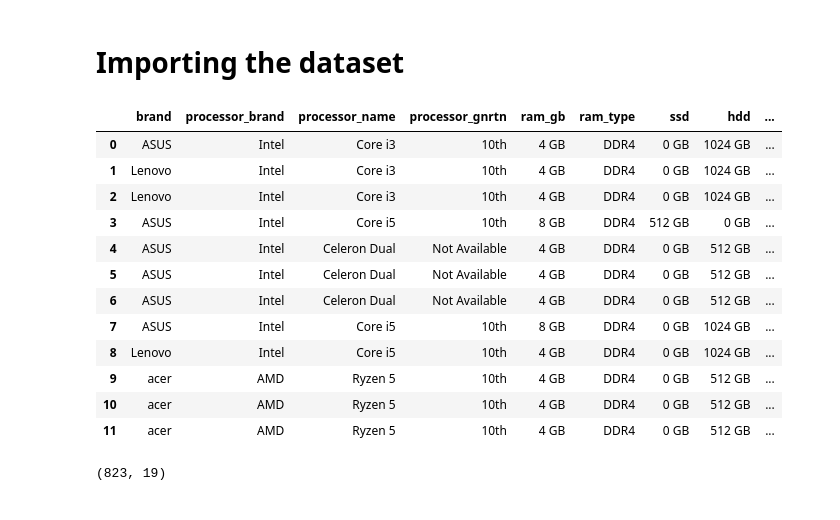
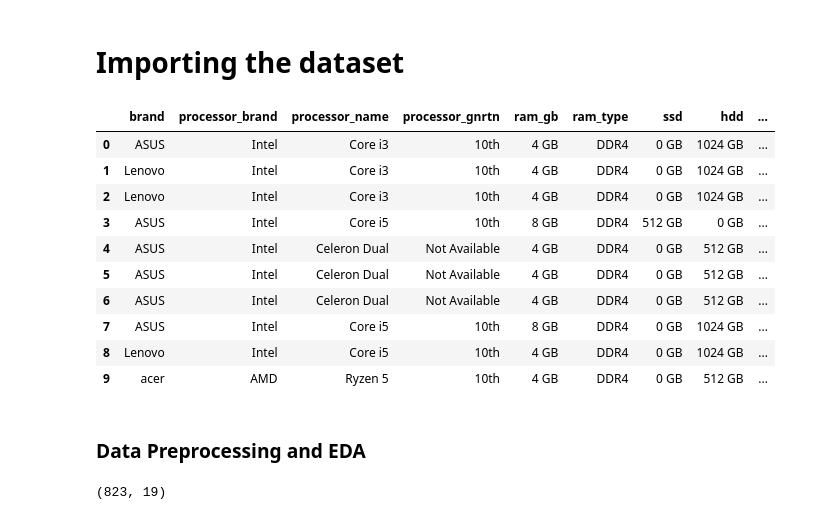
Before and after one commit to DilukshanA/Laptop-Price-Predictor, a Jupyter notebook: model/Random-Forest-Regression-Model.ipynb, the cells around one changed output. Drawn from its saved outputs; the diff is of its cells as text; code cells hidden in the pictures.

```diff
--- a/model/Random-Forest-Regression-Model.ipynb
+++ b/model/Random-Forest-Regression-Model.ipynb
@@ -45,20 +45,20 @@ import sklearn
 
 df = pd.read_csv('https://raw.githubusercontent.com/DilukshanA/Laptop-Price-Predictor/refs/heads/main/laptopPrice.csv')
 # %%
-df.head(12)
+df.head(10)
 # %% [output]
 |  | brand | processor_brand | processor_name | processor_gnrtn | ram_gb | ram_type | ssd | hdd | ... |
 | 0 | ASUS | Intel | Core i3 | 10th | 4 GB | DDR4 | 0 GB | 1024 GB | ... |
 | 1 | Lenovo | Intel | Core i3 | 10th | 4 GB | DDR4 | 0 GB | 1024 GB | ... |
 | 2 | Lenovo | Intel | Core i3 | 10th | 4 GB | DDR4 | 0 GB | 1024 GB | ... |
 | 3 | ASUS | Intel | Core i5 | 10th | 8 GB | DDR4 | 512 GB | 0 GB | ... |
 | 4 | ASUS | Intel | Celeron Dual | Not Available | 4 GB | DDR4 | 0 GB | 512 GB | ... |
 | 5 | ASUS | Intel | Celeron Dual | Not Available | 4 GB | DDR4 | 0 GB | 512 GB | ... |
 | 6 | ASUS | Intel | Celeron Dual | Not Available | 4 GB | DDR4 | 0 GB | 512 GB | ... |
 | 7 | ASUS | Intel | Core i5 | 10th | 8 GB | DDR4 | 0 GB | 1024 GB | ... |
 | 8 | Lenovo | Intel | Core i5 | 10th | 4 GB | DDR4 | 0 GB | 1024 GB | ... |
 | 9 | acer | AMD | Ryzen 5 | 10th | 4 GB | DDR4 | 0 GB | 512 GB | ... |
-| 10 | acer | AMD | Ryzen 5 | 10th | 4 GB | DDR4 | 0 GB | 512 GB | ... |
-| 11 | acer | AMD | Ryzen 5 | 10th | 4 GB | DDR4 | 0 GB | 512 GB | ... |
+# %% [markdown]
+### Data Preprocessing and EDA
 # %%
 # Print the shape of the dataframe
```
Also changed, not shown: parts of 61 cells of this notebook, 1 other file.
